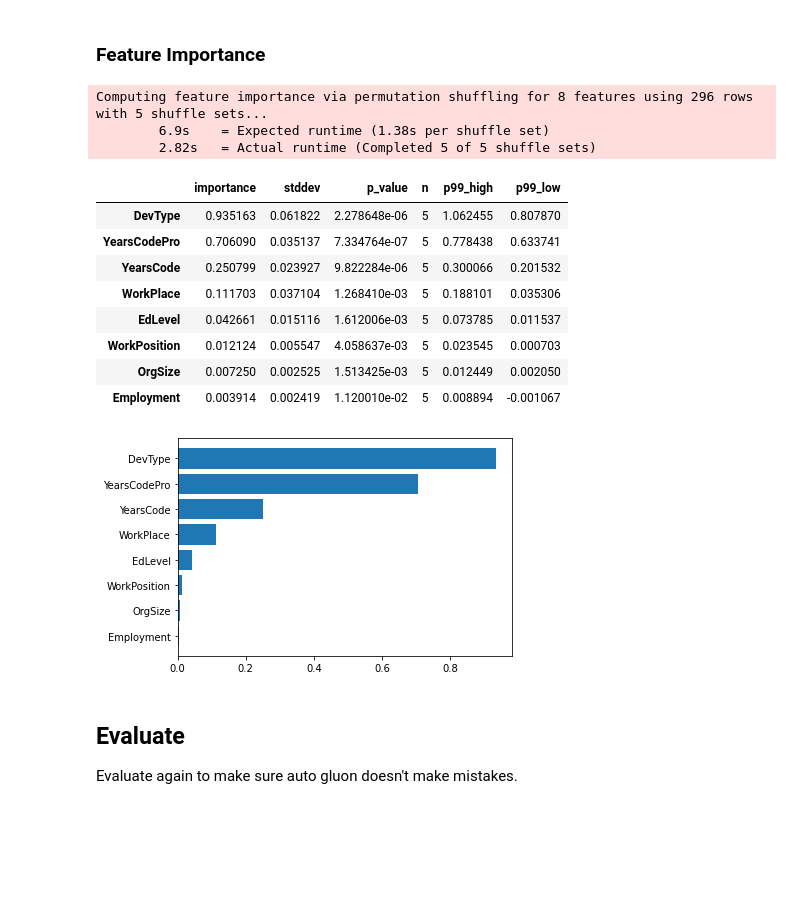
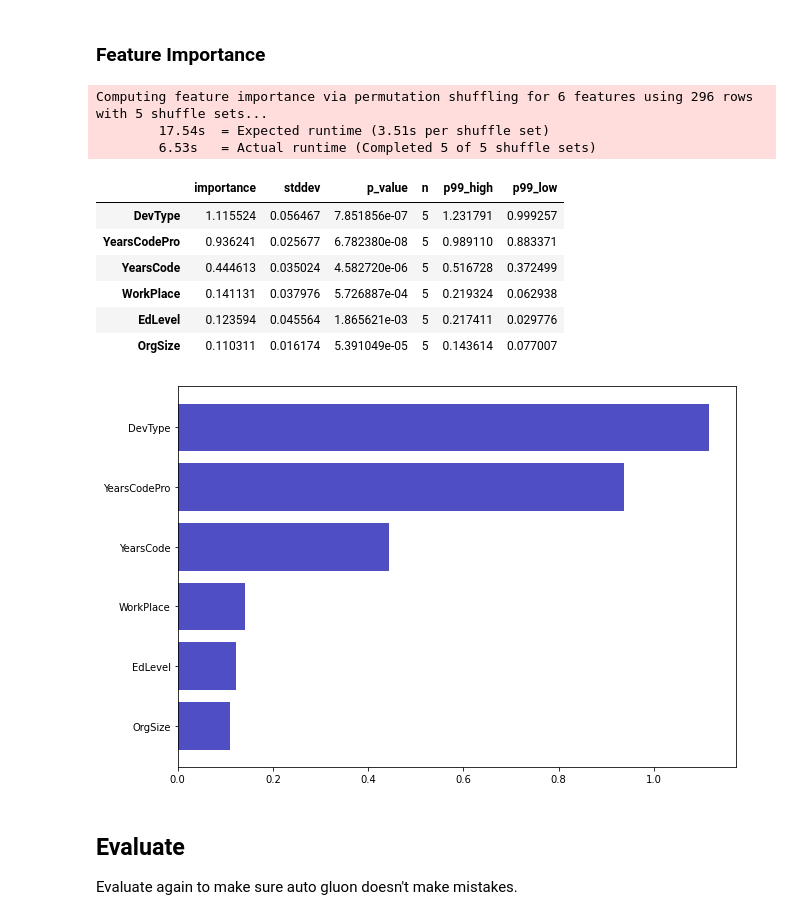
Before and after one commit to OnlyJust3rd/LittleHR-Thai-IT-Salary-Estimator, a Jupyter notebook: Thai-IT-Job-Salary-Pred-Model.ipynb, the cells around one changed output. Saved outputs shown, nothing was run; the diff lists cells and outputs as text; code cells hidden in the pictures; blank space fills up the shorter version.

```diff
--- a/Thai-IT-Job-Salary-Pred-Model.ipynb
+++ b/Thai-IT-Job-Salary-Pred-Model.ipynb
@@ -291,6 +291,10 @@ that_one_kid_who_ruin_the_model = df[df['DevType'] == 'Student'].index
 print(that_one_kid_who_ruin_the_model)
 # %% [output]
 Int64Index([74], dtype='int64')
+# %%
+df = df.drop(df[df['Employment'] == 'part-time'].index)
+# %%
+df = df.drop(columns=['WorkPosition','Employment'])
 # %%
 print(df.dtypes)
 print('--------------')
@@ -559,24 +559,23 @@ predictor.leaderboard(test_data, silent=True)
 feature_im = predictor.feature_importance(data=train_data)
 feature_im
 # %% [output]
-Computing feature importance via permutation shuffling for 8 features using 296 rows with 5 shuffle sets...
-        6.9s    = Expected runtime (1.38s per shuffle set)
-        2.82s   = Actual runtime (Completed 5 of 5 shuffle sets)
+Computing feature importance via permutation shuffling for 6 features using 296 rows with 5 shuffle sets...
+        17.54s  = Expected runtime (3.51s per shuffle set)
+        6.53s   = Actual runtime (Completed 5 of 5 shuffle sets)
 |  | importance | stddev | p_value | n | p99_high | p99_low |
-| DevType | 0.935163 | 0.061822 | 2.278648e-06 | 5 | 1.062455 | 0.807870 |
-| YearsCodePro | 0.706090 | 0.035137 | 7.334764e-07 | 5 | 0.778438 | 0.633741 |
-| YearsCode | 0.250799 | 0.023927 | 9.822284e-06 | 5 | 0.300066 | 0.201532 |
-| WorkPlace | 0.111703 | 0.037104 | 1.268410e-03 | 5 | 0.188101 | 0.035306 |
-| EdLevel | 0.042661 | 0.015116 | 1.612006e-03 | 5 | 0.073785 | 0.011537 |
-| WorkPosition | 0.012124 | 0.005547 | 4.058637e-03 | 5 | 0.023545 | 0.000703 |
-| OrgSize | 0.007250 | 0.002525 | 1.513425e-03 | 5 | 0.012449 | 0.002050 |
-| Employment | 0.003914 | 0.002419 | 1.120010e-02 | 5 | 0.008894 | -0.001067 |
+| DevType | 1.115524 | 0.056467 | 7.851856e-07 | 5 | 1.231791 | 0.999257 |
+| YearsCodePro | 0.936241 | 0.025677 | 6.782380e-08 | 5 | 0.989110 | 0.883371 |
+| YearsCode | 0.444613 | 0.035024 | 4.582720e-06 | 5 | 0.516728 | 0.372499 |
+| WorkPlace | 0.141131 | 0.037976 | 5.726887e-04 | 5 | 0.219324 | 0.062938 |
+| EdLevel | 0.123594 | 0.045564 | 1.865621e-03 | 5 | 0.217411 | 0.029776 |
+| OrgSize | 0.110311 | 0.016174 | 5.391049e-05 | 5 | 0.143614 | 0.077007 |
 # %%
 feature_im = feature_im.sort_values(by=['importance'], ascending=True)
-plt.barh(feature_im.index, feature_im['importance'])
+plt.figure(figsize=(10,7))
+plt.barh(feature_im.index, feature_im['importance'], color='#0504aa', alpha=0.7)
 plt.show()
 # %% [output]
-[figure, old version]
+[figure, new version]
 # %% [markdown]
 ## Evaluate
 Evaluate again to make sure auto gluon doesn't make mistakes.
```
Also changed, not shown: parts of 22 cells of this notebook.
